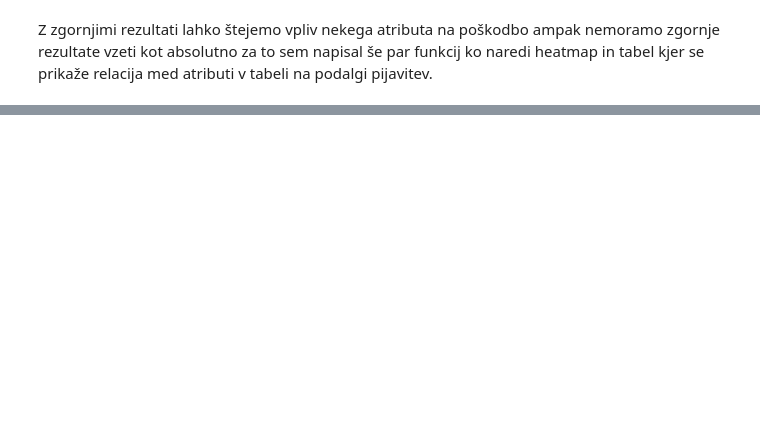
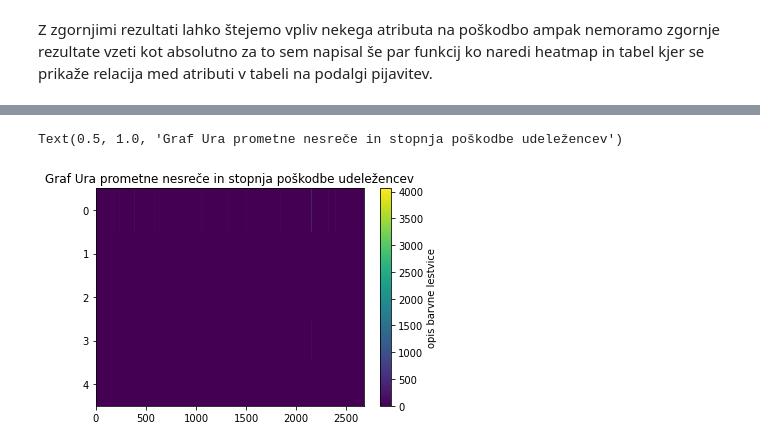
Before and after one commit to urssa/PR21AHJZMPVTBUS, a Jupyter notebook: ocenjevanjeAtributov.ipynb, the cells around one changed output, grey strips where cells are left out. Cells and saved outputs as stored; diff of their text form; code cells hidden in the pictures; blank space fills up the shorter version.

```diff
--- a/ocenjevanjeAtributov.ipynb
+++ b/ocenjevanjeAtributov.ipynb
@@ -241,0 +263,13 @@ Text(0.5, 1.0, 'Graf relacij ')
+# %%
+#ta graf je neuporaben
+tabelaRelacij=makeTableOfOccurences("PoskodbaUdelezenca","TekstOdsekaUlice",data19)
+tabelaRelacij.pop("Count")
+fig, ax = plt.subplots()
+
+im = ax.imshow(tabelaRelacij, origin='upper', aspect='auto', interpolation='None')
+
+fig.colorbar(im, ax=ax, label="opis barvne lestvice")
+ax.set_title("Graf Ura prometne nesreče in stopnja poškodbe udeležencev")
+# %% [output]
+Text(0.5, 1.0, 'Graf Ura prometne nesreče in stopnja poškodbe udeležencev')
+[figure, added]
```
Also changed, not shown: parts of 13 cells of this notebook.
